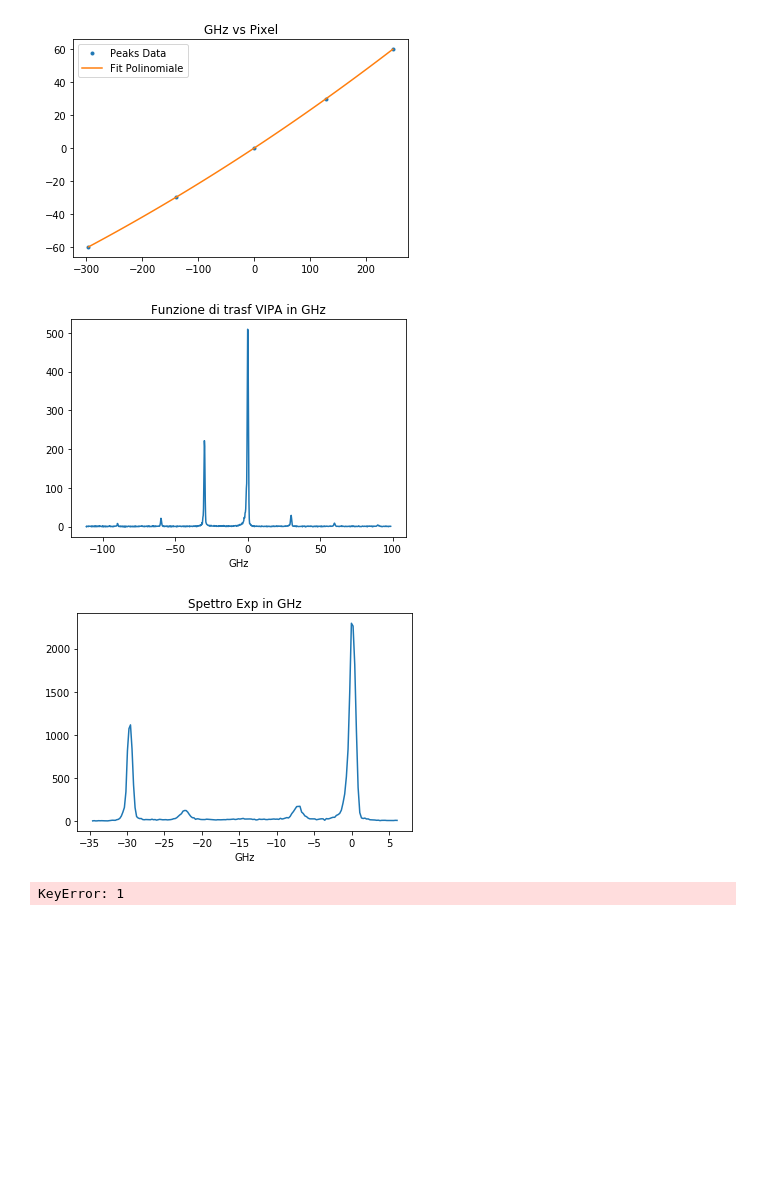
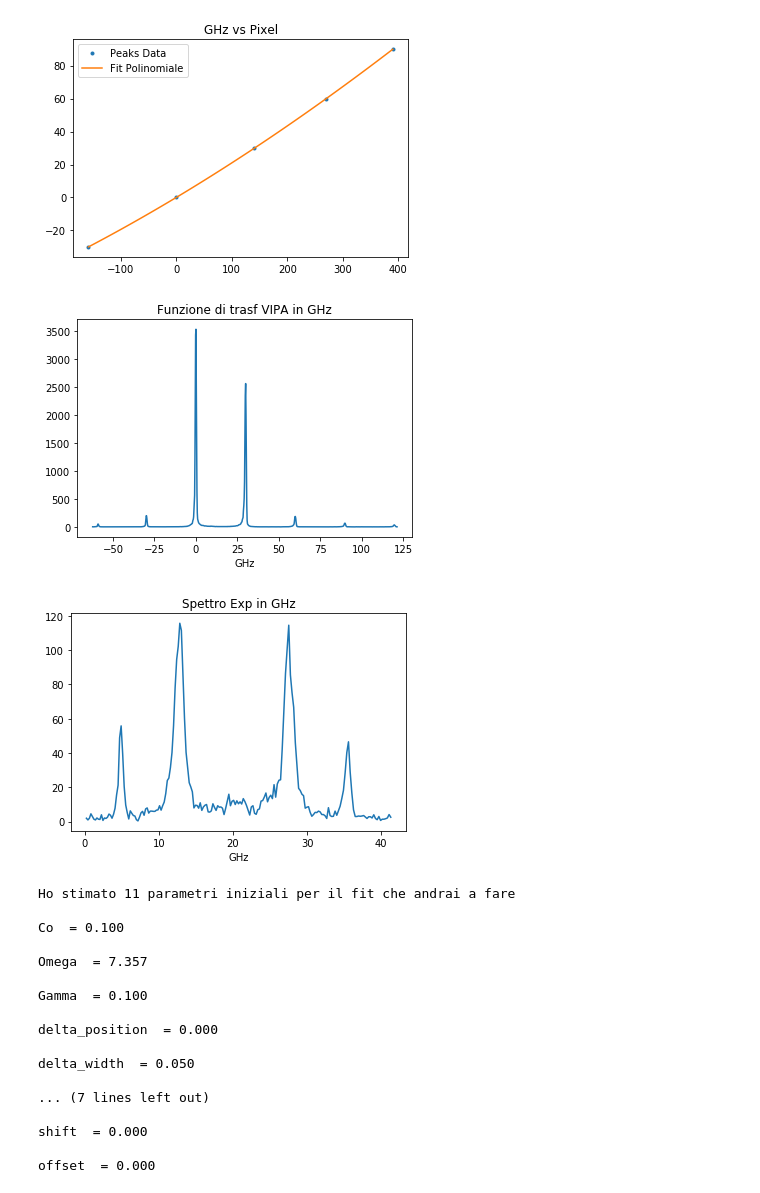
Before and after one commit to flautodipan/Python_Libraries, a Jupyter notebook: Experimentum_single.ipynb, the cells around one changed output. Cells and saved outputs as stored; diff of their text form; code cells hidden in the pictures; blank space fills up the shorter version.

```diff
--- a/Experimentum_single.ipynb
+++ b/Experimentum_single.ipynb
@@ -70,42 +58,0 @@ Lo spettro ha 4 picchi
-# %%
-#1) Operazioni di modifica Spettro
-
-Data.How_Many_Peaks_To_VIPA(treshold = VIPA_treshold, **syg_kwargs_VIPA)
-Data.Fit_Pixel2GHz(fig = True)
-Data.VIPA_Pix2GHz(fig = True)
-
-if nature == 'brillouin_higher':
-
-    Data.Spectrum_Pix2GHz(align = False)
-
-Data.Spectrum_Pix2GHz(fig = True)
-
-if nature == 'brillouin_higher':
-
-    Data.Get_Spectrum_Peaks(**syg_kwargs_brill)
-    Data.Get_Spectrum_4_Peaks_by_Order()
-
-    # se è Brillouin highest dx
-    if (Data.y[Data.peaks['peaks_idx'][2]] > Data.y[Data.peaks['peaks_idx'][1]]) & (Data.y[Data.peaks['peaks_idx'][2]] > Data.y[Data.peaks['peaks_idx'][3]]):
-        print('ok è brillouin highest dx')
-        Data.Align_Brillouin_Highest('dx')
-
-    #se è brillouin highest sx
-    elif (Data.y[Data.peaks['peaks_idx'][1]] > Data.y[Data.peaks['peaks_idx'][2]]) & (Data.y[Data.peaks['peaks_idx'][1]] > Data.y[Data.peaks['peaks_idx'][0]]):
-        print('ok è brillouin highest sx')
-        Data.Align_Brillouin_Highest('sx')
-else:
-
-    Data.Get_Spectrum_4_Peaks_by_Height()
-
-
-Data.Cut_n_Estimate_Spectrum(estimate = True, verbose = True, distanza = 0.25, columns = cols)
-Data.Fit_VIPA_Gaussian(verbose = True, fig = True)
-plt.figure()
-plt.plot(Data.x_freq, Data.y)
-plt.title('Spectrum ready for fit {}'.format(Data.name))
-# %% [output]
-[figure, removed]
-[figure, removed]
-[figure, removed]
-KeyError: 1
@@ -111,0 +84,35 @@ KeyError: 1
+# %%
+#1) Operazioni di modifica Spettro
+
+Data.How_Many_Peaks_To_VIPA(treshold = VIPA_treshold, **syg_kwargs_VIPA)
+Data.Fit_Pixel2GHz(fig = True)
+Data.VIPA_Pix2GHz(fig = True)
+
+if nature == 'brillouin_higher':
+        Data.Get_Spectrum_Peaks(**syg_kwargs_brill)
+
+Data.Spectrum_Pix2GHz(fig = True)
+Data.Align_Spectrum()
+Data.Cut_n_Estimate_Spectrum(estimate = True, cut = True, verbose = True, distanza = .25)
+Data.Fit_VIPA_Gaussian(fig = True)
+# %% [output]
+[figure, added]
+[figure, added]
+[figure, added]
+Ho stimato 11 parametri iniziali per il fit che andrai a fare
+
+Co  = 0.100
+
+Omega  = 7.357
+
+Gamma  = 0.100
+
+delta_position  = 0.000
+
+delta_width  = 0.050
+
+... (7 lines left out)
+
+shift  = 0.000
+
+offset  = 0.000
```
Also changed, not shown: parts of 16 cells of this notebook, 5 other files.
